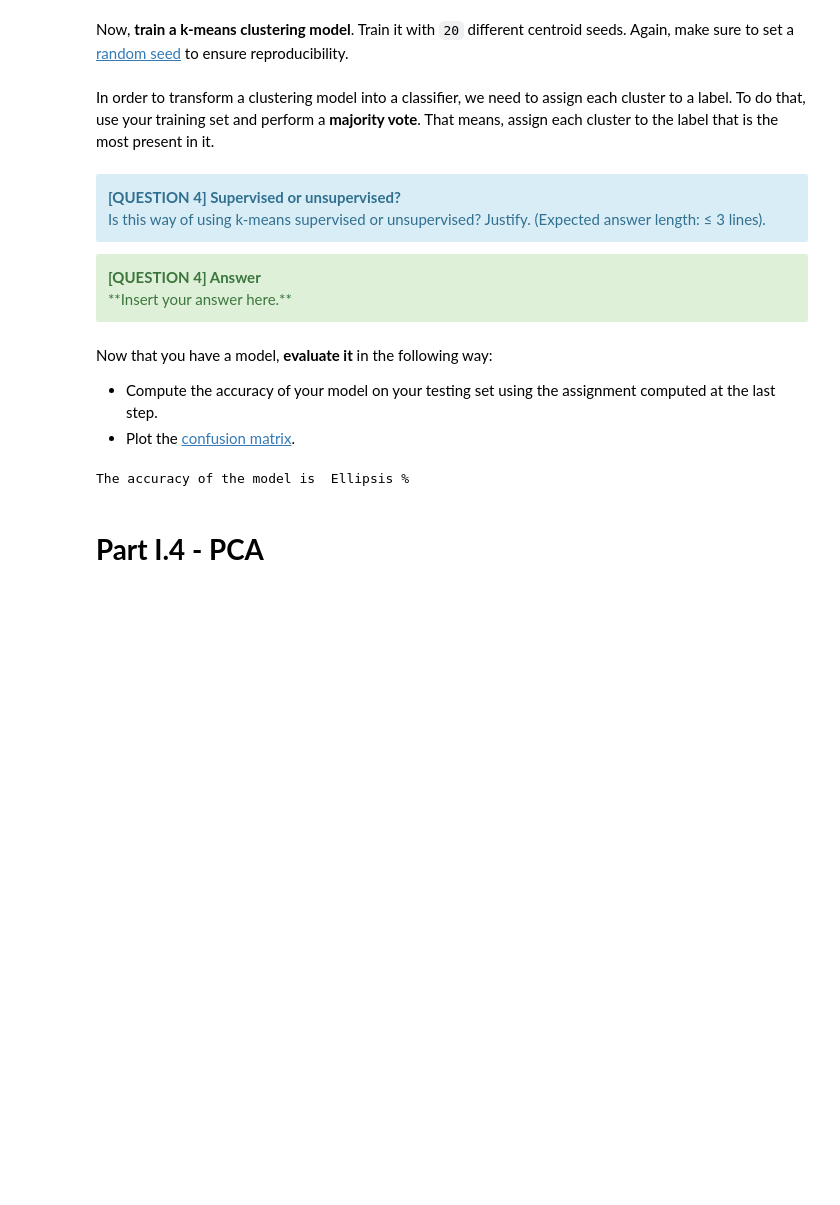
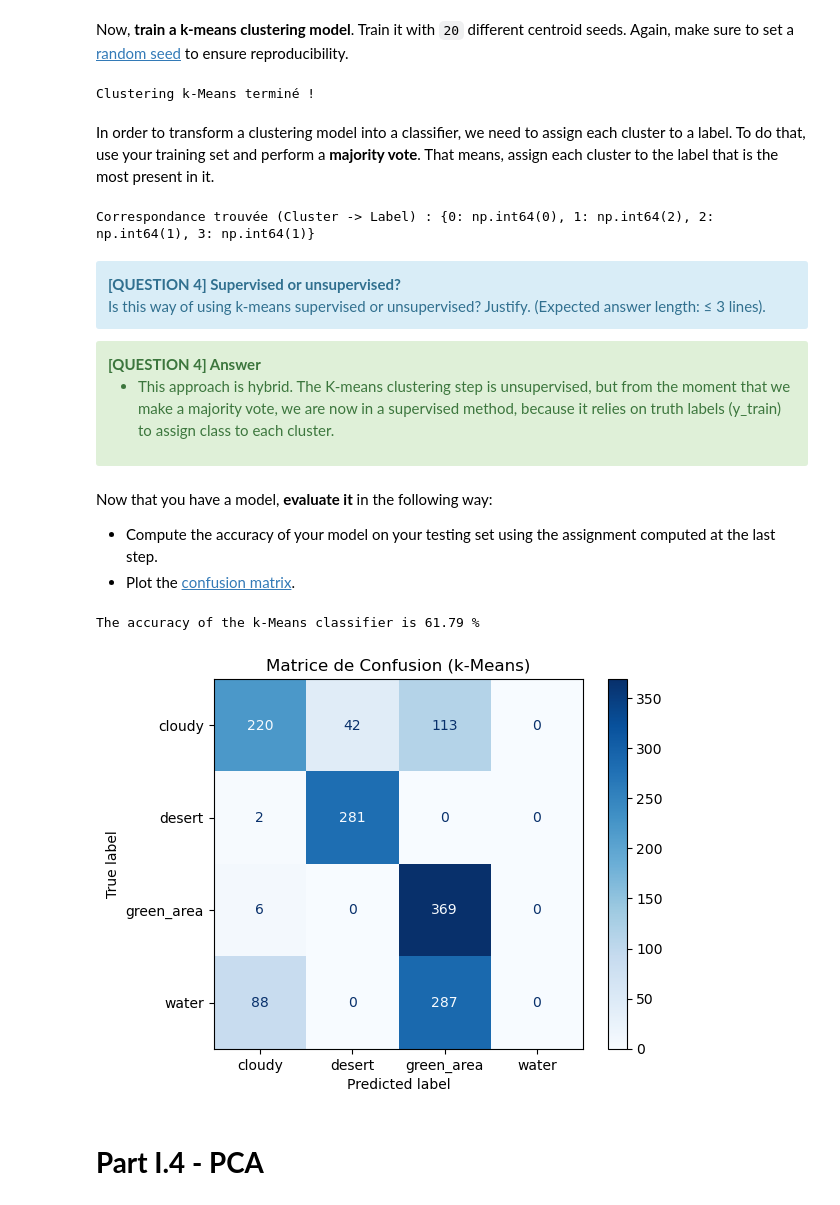
Before and after one commit to arthurbackes/hackathon2, a Jupyter notebook: hackathon_etudiant.ipynb, the cells around one changed output. Saved outputs shown, nothing was run; the diff lists cells and outputs as text; code cells hidden in the pictures; blank space fills up the shorter version.

```diff
--- a/hackathon_etudiant.ipynb
+++ b/hackathon_etudiant.ipynb
@@ -425,12 +514,45 @@ x_test_scaled = ...
 Now, **train a k-means clustering model**. Train it with `20` different centroid seeds. Again, make sure to set a [random seed](https://en.wikipedia.org/wiki/Random_seed) to ensure reproducibility.
 # %%
 # TO DO: instantiate a k-means clustering model and train it on the satellite dataset
-kmeans = KMeans(...)
+
+# On fixe n_clusters=4 car nous savons qu'il y a 4 types de paysages.
+# n_init=20 est demandé explicitement par l'énoncé.
+kmeans = KMeans(n_clusters=4, n_init=20, random_state=42)
+
+# Entraînement du modèle (il va chercher les centres des 4 groupes tout seul)
+kmeans.fit(x_train_scaled)
+
+print("Clustering k-Means terminé !")
+# %% [output]
+Clustering k-Means terminé !
 # %% [markdown]
 In order to transform a clustering model into a classifier, we need to assign each cluster to a label. To do that, use your training set and perform a **majority vote**. That means, assign each cluster to the label that is the most present in it.
 # %%
 # TO DO: assign a label to each cluster
-...
+
+# 1. On prédit les clusters pour les données d'entraînement
+clusters_train = kmeans.predict(x_train_scaled)
+
+# 2. On crée un dictionnaire de correspondance : {ID_Cluster : Vrai_Label}
+cluster_to_label_mapping = {}
+
+# Pour chaque cluster (de 0 à 3)
+for i in range(4):
+    # On récupère les VRAIS labels des images qui sont tombées dans le cluster i
+    # (y_train est une Série Pandas, on peut filtrer directement)
+    true_labels_in_cluster = y_train[clusters_train == i]
+
+    if len(true_labels_in_cluster) > 0:
+        # Le vote majoritaire : on prend le label le plus fréquent
+        most_common_label = true_labels_in_cluster.value_counts().idxmax()
+        cluster_to_label_mapping[i] = most_common_label
+    else:
+        # Sécurité au cas où un cluster serait vide (rare)
+        cluster_to_label_mapping[i] = 0
+
+print("Correspondance trouvée (Cluster -> Label) :", cluster_to_label_mapping)
+# %% [output]
+Correspondance trouvée (Cluster -> Label) : {0: np.int64(0), 1: np.int64(2), 2: np.int64(1), 3: np.int64(1)}
 # %% [markdown]
 <div class="alert alert-info">
 <b>[QUESTION 4] Supervised or unsupervised?</b>  <br>
@@ -440,7 +562,8 @@ Is this way of using k-means supervised or unsupervised? Justify. (Expected answ
 
 <div class="alert alert-success">
 <b>[QUESTION 4] Answer</b>  <br>
-**Insert your answer here.**
+
+- This approach is hybrid. The K-means clustering step is unsupervised, but from the moment that we make a majority vote, we are now in a supervised method, because it relies on truth labels (y_train) to assign class to each cluster.
 </b>
 </div>
 # %% [markdown]
@@ -449,13 +572,36 @@ Now that you have a model, **evaluate it** in the following way:
 - Plot the [confusion matrix](https://en.wikipedia.org/wiki/Confusion_matrix).
 # %%
 # TO DO: compute the accuracy on the testing set
-accuracy = ...
-print("The accuracy of the model is ", accuracy, "%")
+
+# 1. On prédit les CLUSTERS pour les images de test (le modèle sort 0, 1, 2 ou 3)
+test_clusters = kmeans.predict(x_test_scaled)
+
+# 2. On traduit ces clusters en VRAIS LABELS grâce au dictionnaire créé juste avant
+# (C'est l'étape cruciale qui transforme le clustering en classification)
+y_pred_kmeans = [cluster_to_label_mapping[c] for c in test_clusters]
+
+# 3. On calcule la précision
+accuracy_kmeans = accuracy_score(y_test, y_pred_kmeans) * 100
+
+print(f"The accuracy of the k-Means classifier is {accuracy_kmeans:.2f} %")
 # %% [output]
-The accuracy of the model is  Ellipsis %
+The accuracy of the k-Means classifier is 61.79 %
 # %%
 # TO DO: compute and plot the confusion matrix for the test set
-cm = ...
+
+# 1. Calcul de la matrice
+cm_kmeans = confusion_matrix(y_test, y_pred_kmeans)
+
+# 2. Liste des noms pour l'affichage
+class_names = ["cloudy", "desert", "green_area", "water"]
+
+# 3. Affichage
+disp = ConfusionMatrixDisplay(confusion_matrix=cm_kmeans, display_labels=class_names)
+disp.plot(cmap=plt.cm.Blues)
+plt.title("Matrice de Confusion (k-Means)")
+plt.show()
+# %% [output]
+[figure, added]
 # %% [markdown]
 # **Part I.4 - PCA**
 # %% [markdown]
```
Also changed, not shown: parts of 9 cells of this notebook.
